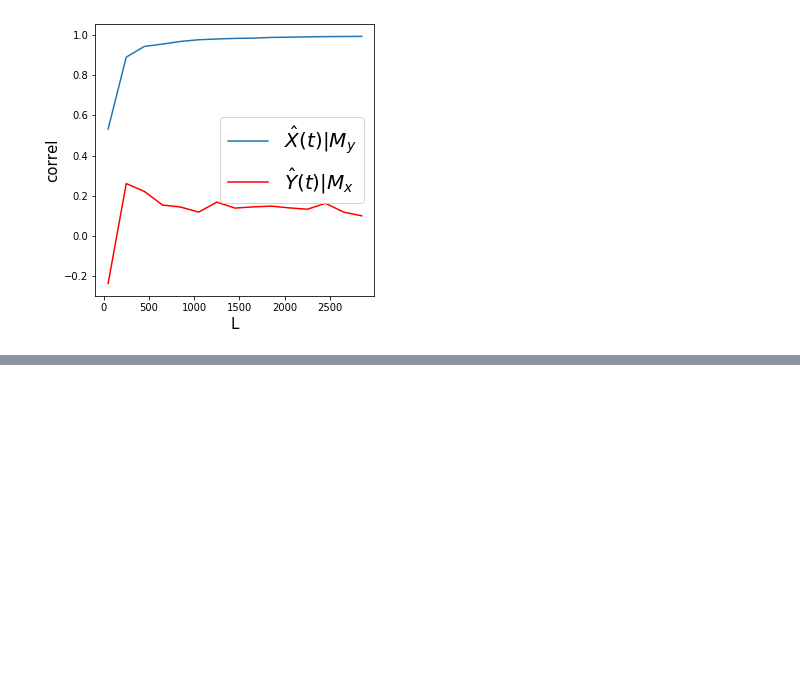
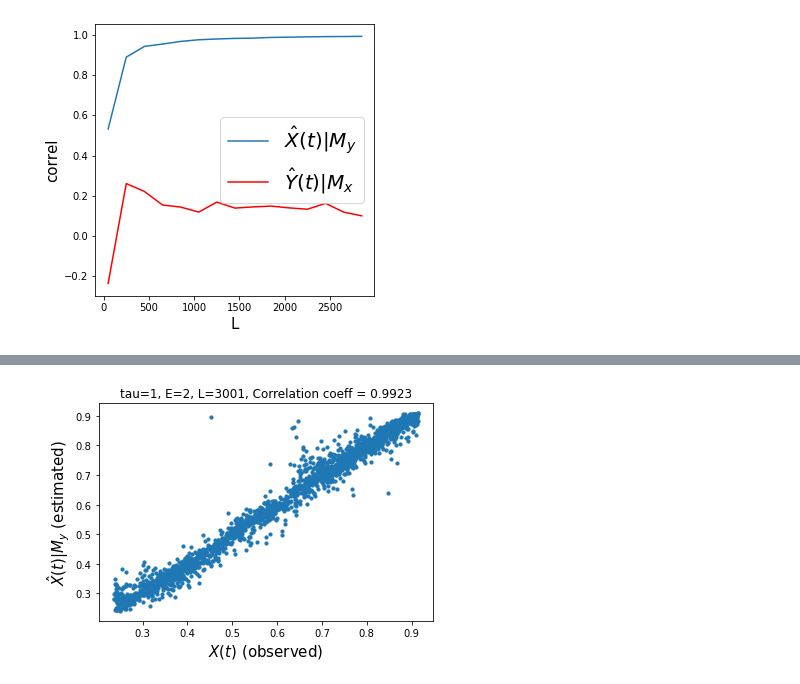
Before and after one commit to PrinceJavier/causal_ccm, a Jupyter notebook: usage_sample.ipynb, the cells around one changed output, grey strips where cells are left out. Saved outputs shown, nothing was run; the diff lists cells and outputs as text; code cells hidden in the pictures; blank space fills up the shorter version.

```diff
--- a/usage_sample.ipynb
+++ b/usage_sample.ipynb
@@ -132,0 +459,5 @@ plt.legend(prop={'size': 20})
+# %%
+ccm1 = ccm(X, Y, tau, E, L)
+ccm1.plot_ccm_correls()
+# %% [output]
+[figure, added]
```
Also changed, not shown: parts of 9 cells of this notebook, 1 other file.
